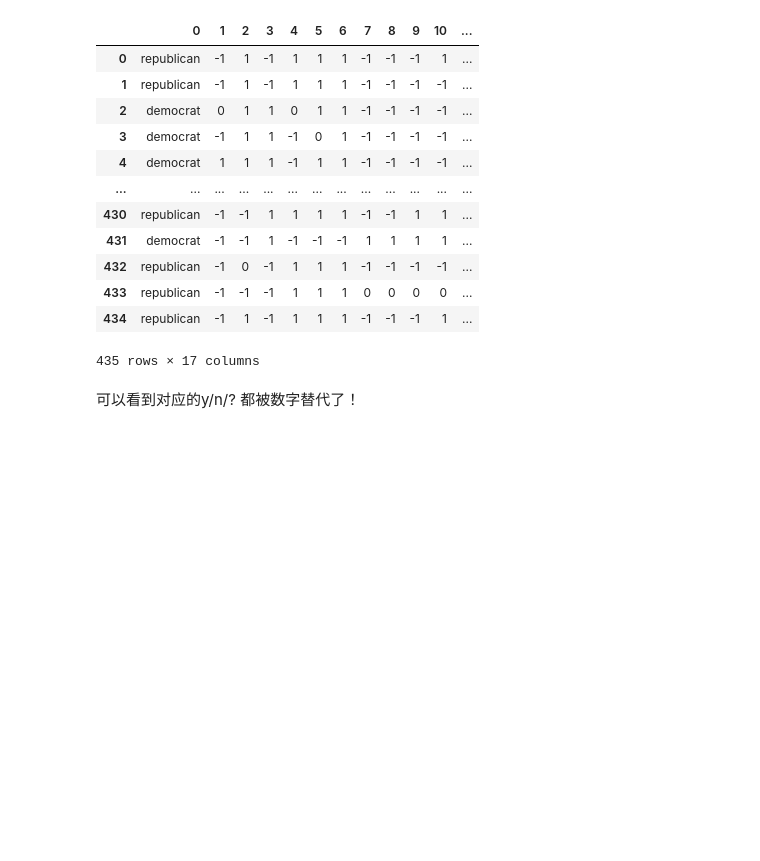
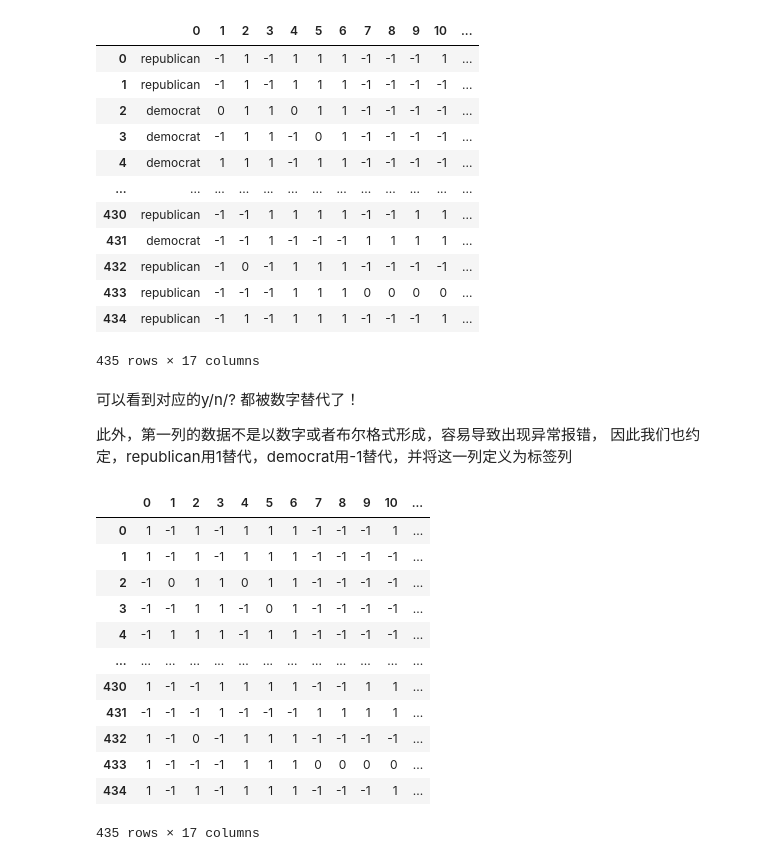
Before and after one commit to JunTheRipper/Data-Mining-Access, a Jupyter notebook: 3.Data-Classification-Forecast/3.Data-Classification-Forecast数据分类预测.ipynb, the cells around one changed output. Saved outputs shown, nothing was run; the diff lists cells and outputs as text; code cells hidden in the pictures; blank space fills up the shorter version.

Commit message:
update lesson 3 Data-Classfication

```diff
--- a/3.Data-Classification-Forecast/3.Data-Classification-Forecast数据分类预测.ipynb
+++ b/3.Data-Classification-Forecast/3.Data-Classification-Forecast数据分类预测.ipynb
@@ -122,5 +122,25 @@ vote_data
 | 433 | republican | -1 | -1 | -1 | 1 | 1 | 1 | 0 | 0 | 0 | 0 | ... |
 | 434 | republican | -1 | 1 | -1 | 1 | 1 | 1 | -1 | -1 | -1 | 1 | ... |
 435 rows × 17 columns
-# %% [markdown]
-可以看到对应的y/n/? 都被数字替代了！
+# %% [markdown]
+可以看到对应的y/n/? 都被数字替代了！
+
+此外，第一列的数据不是以数字或者布尔格式形成，容易导致出现异常报错，
+因此我们也约定，republican用1替代，democrat用-1替代，并将这一列定义为标签列
+# %%
+vote_data = vote_data.replace('republican',1).replace('democrat',-1)
+vote_data
+# %% [output]
+|  | 0 | 1 | 2 | 3 | 4 | 5 | 6 | 7 | 8 | 9 | 10 | ... |
+| 0 | 1 | -1 | 1 | -1 | 1 | 1 | 1 | -1 | -1 | -1 | 1 | ... |
+| 1 | 1 | -1 | 1 | -1 | 1 | 1 | 1 | -1 | -1 | -1 | -1 | ... |
+| 2 | -1 | 0 | 1 | 1 | 0 | 1 | 1 | -1 | -1 | -1 | -1 | ... |
+| 3 | -1 | -1 | 1 | 1 | -1 | 0 | 1 | -1 | -1 | -1 | -1 | ... |
+| 4 | -1 | 1 | 1 | 1 | -1 | 1 | 1 | -1 | -1 | -1 | -1 | ... |
+| ... | ... | ... | ... | ... | ... | ... | ... | ... | ... | ... | ... | ... |
+| 430 | 1 | -1 | -1 | 1 | 1 | 1 | 1 | -1 | -1 | 1 | 1 | ... |
+| 431 | -1 | -1 | -1 | 1 | -1 | -1 | -1 | 1 | 1 | 1 | 1 | ... |
+| 432 | 1 | -1 | 0 | -1 | 1 | 1 | 1 | -1 | -1 | -1 | -1 | ... |
+| 433 | 1 | -1 | -1 | -1 | 1 | 1 | 1 | 0 | 0 | 0 | 0 | ... |
+| 434 | 1 | -1 | 1 | -1 | 1 | 1 | 1 | -1 | -1 | -1 | 1 | ... |
+435 rows × 17 columns
```
Also changed, not shown: parts of 34 cells of this notebook, 1 other file.
